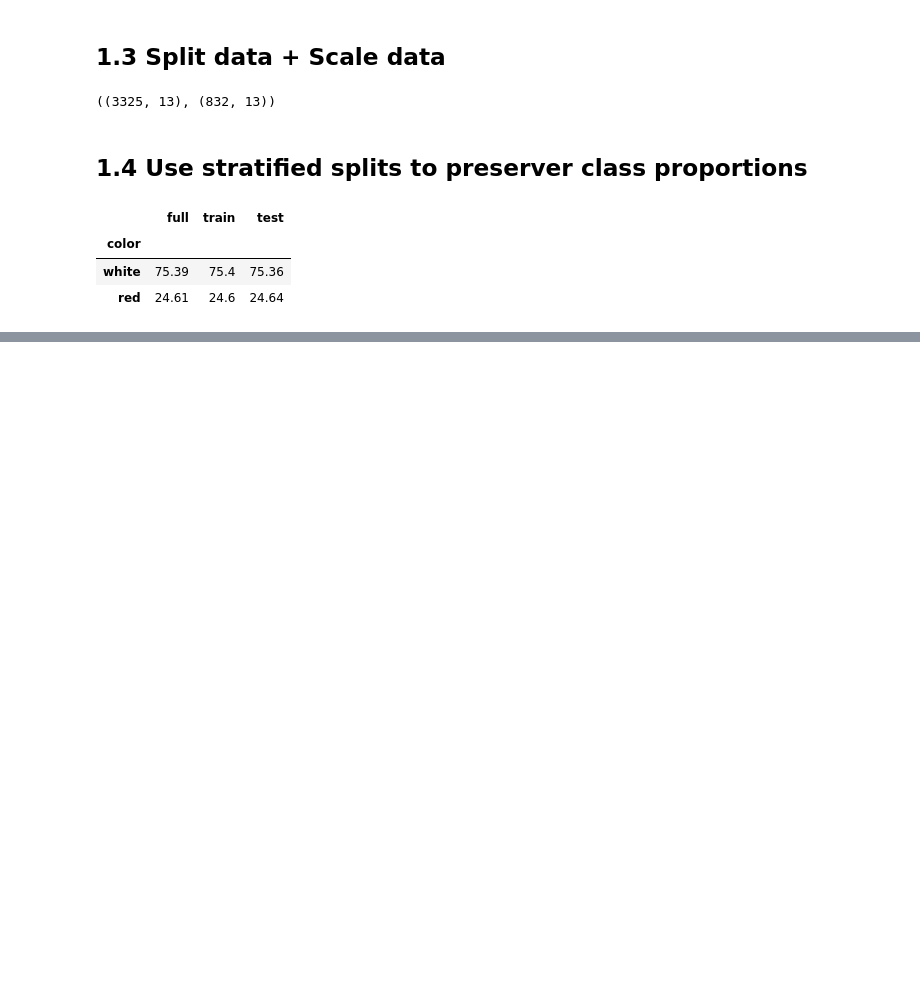
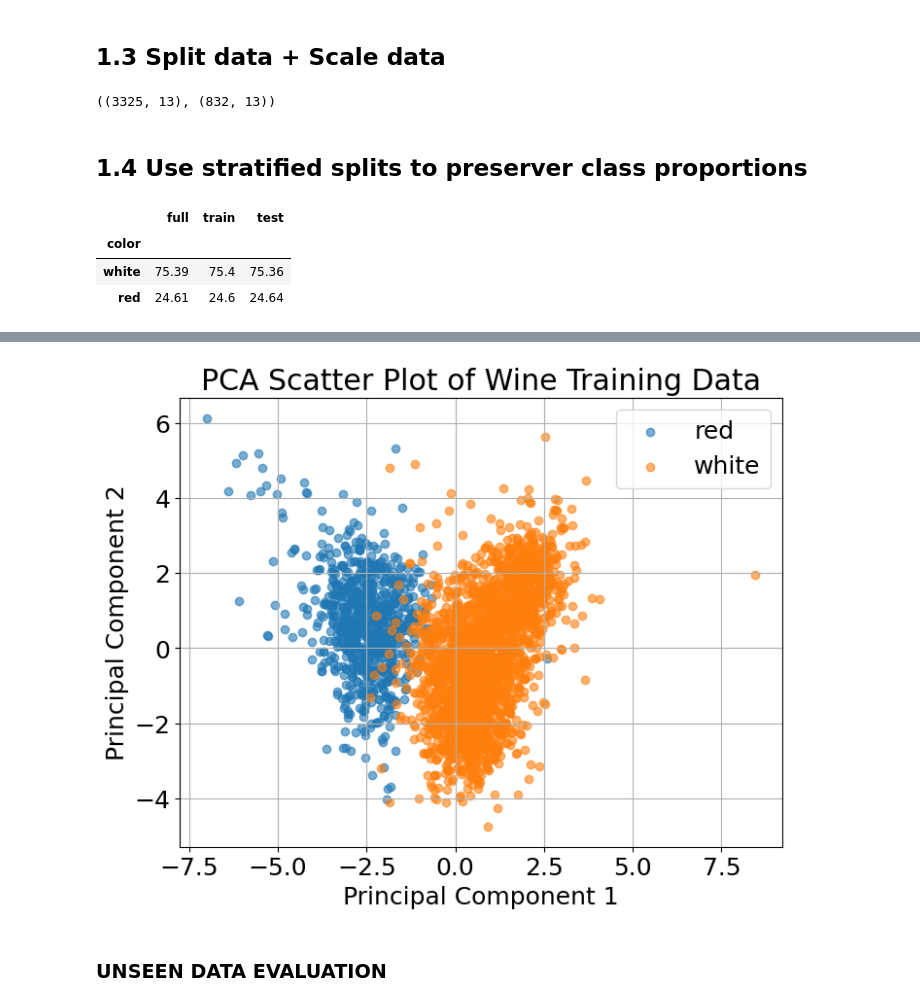
Before and after one commit to Titaniel3/ASDA_2025_Group_1_Portfolio_new, a Jupyter notebook: notebooks/week_12_Ranjit_part.ipynb, the cells around one changed output, grey strips where cells are left out. Drawn from its saved outputs; the diff is of its cells as text; code cells hidden in the pictures; blank space fills up the shorter version.

```diff
--- a/notebooks/week_12_Ranjit_part.ipynb
+++ b/notebooks/week_12_Ranjit_part.ipynb
@@ -228,0 +343,21 @@ InvalidIndexError: (slice(None, None, None), 0)
+# %%
+plt.figure(figsize=(8, 6))
+
+for label, color in zip(np.unique(y_train), ['red', 'blue']):
+    plt.scatter(
+        X_train_pca[y_train == label, 0],
+        X_train_pca[y_train == label, 1],
+        label=label,
+        alpha=0.6
+    )
+
+plt.xlabel("Principal Component 1")
+plt.ylabel("Principal Component 2")
+plt.title("PCA Scatter Plot of Wine Training Data")
+plt.legend()
+plt.grid(True)
+plt.show()
+# %% [output]
+[figure, added]
+# %% [markdown]
+### UNSEEN DATA EVALUATION
```
Also changed, not shown: parts of 21 cells of this notebook.
